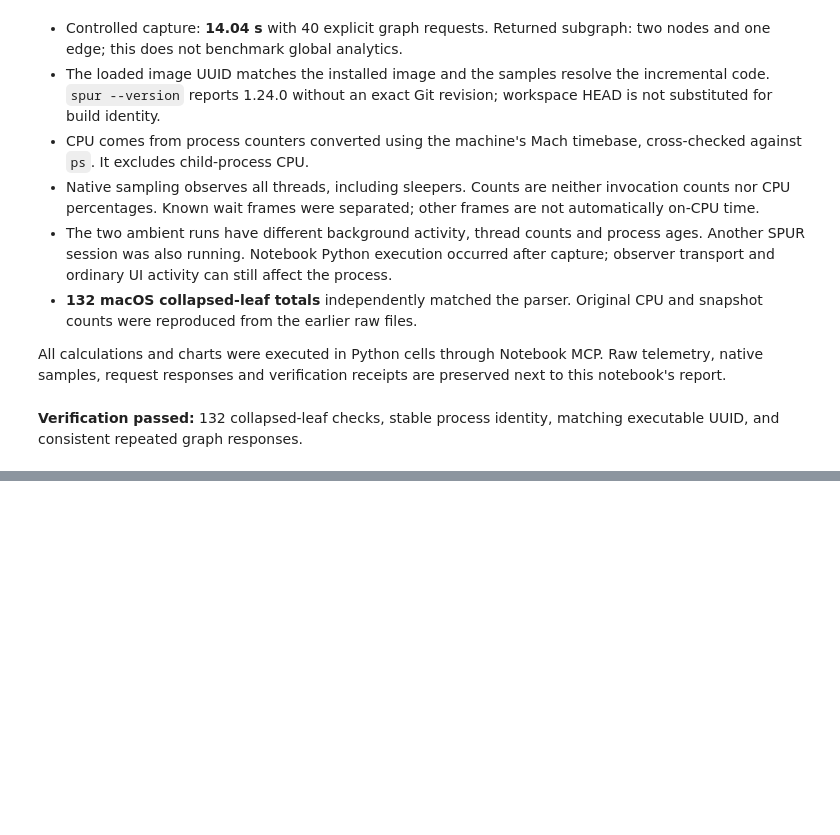
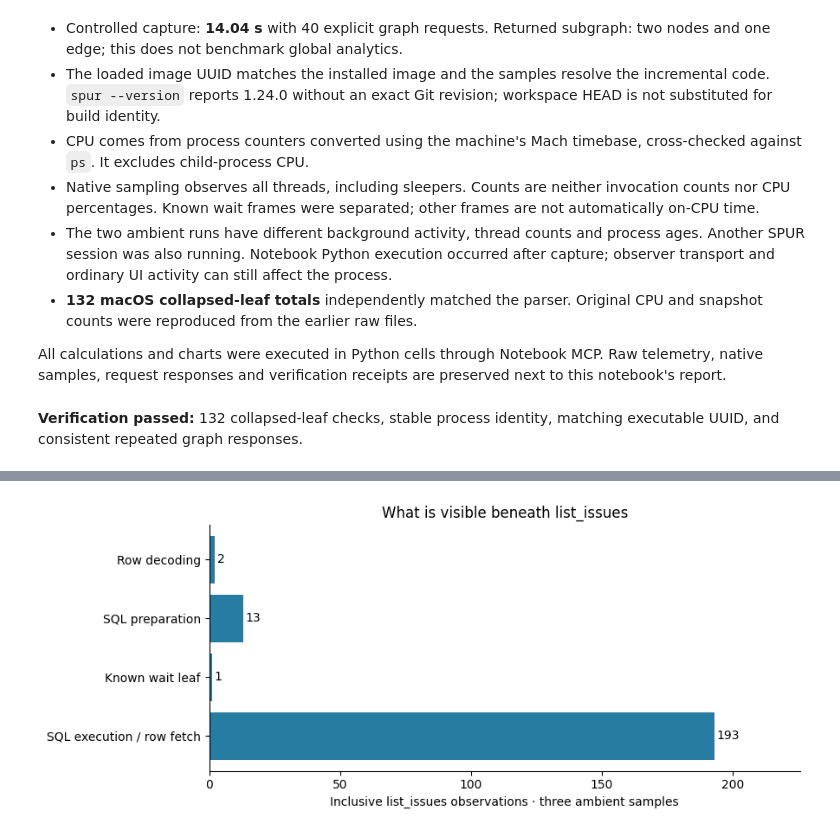
Before and after one commit to getspur/SpurCode, a Jupyter notebook: spur-64019-performance-20261009.ipynb, the cells around one changed output, grey strips where cells are left out. Cells and saved outputs as stored; diff of their text form; code cells hidden in the pictures; blank space fills up the shorter version.

Commit message:
docs(performance): bd-m6e3r analyze issue-list work and propose incremental reads

```diff
--- a/spur-64019-performance-20261009.ipynb
+++ b/spur-64019-performance-20261009.ipynb
@@ -444,0 +451,88 @@ All calculations and charts were executed in Python cells through Notebook MCP.
+# %%
+# Inclusive attribution beneath list_issues; weights are observations, never call counts.
+from collections import Counter
+import re, json
+from pathlib import Path
+from IPython.display import display, Markdown
+import matplotlib.pyplot as plt
+
+def list_issue_profile(path):
+    text = path.read_text()
+    body = text.split("Call graph:\n",1)[1].split("\nTotal number in stack",1)[0]
+    nodes, stack = [], []
+    for line in body.splitlines():
+        m = re.match(r"^([ +!:|]*)(\d+) (.+)$", line)
+        if not m: continue
+        indent, count, frame = len(m[1]), int(m[2]), m[3]
+        while stack and nodes[stack[-1]]["indent"] >= indent: stack.pop()
+        parent = stack[-1] if stack else None
+        nodes.append(dict(indent=indent,count=count,frame=frame,parent=parent,children=[]))
+        i = len(nodes)-1
+        if parent is not None: nodes[parent]["children"].append(i)
+        stack.append(i)
+    phases, leaves, application, roots, chains = Counter(),Counter(),Counter(),Counter(),Counter()
+    total = wait = matched = matched_wait = 0
+    for i,n in enumerate(nodes):
+        weight=n["count"]-sum(nodes[c]["count"] for c in n["children"])
+        assert weight>=0
+        if not weight: continue
+        total+=weight
+        chain=[]
+        while i is not None:
+            chain.append(nodes[i]["frame"]); i=nodes[i]["parent"]
+        leaf=stable_symbol(chain[0])
+        is_wait=bool(WAIT.match(symbol(chain[0])))
+        wait+=weight*is_wait
+        if not any("SqliteStorage::list_issues" in f for f in chain): continue
+        matched+=weight; matched_wait+=weight*is_wait
+        roots[chain[-1]]+=weight
+        leaves[leaf]+=weight
+        joined="\n".join(chain)
+        if is_wait: phase="Known wait leaf"
+        elif any(t in joined for t in ("sqlite3_prepare","sqlite3LockAndPrepare","sqlite3Prepare")): phase="SQL preparation"
+        elif any(t in joined for t in ("sqlite3_step","sqlite3Step","sqlite3VdbeExec")): phase="SQL execution / row fetch"
+        elif any(t in joined for t in ("row_to_issue","from_row","parse_from_rfc3339")): phase="Row decoding"
+        else: phase="Other under list_issues"
+        phases[phase]+=weight
+        application[next((stable_symbol(f) for f in chain if "spur_" in f or "beads_rust" in f),"(none)")]+=weight
+        # Keep only named application/SQLite frames plus thread identity for inspectable ancestry.
+        relevant=[stable_symbol(f) for f in reversed(chain) if any(t in f for t in ("spur_","beads_rust","sqlite3","Thread_","FnOnce"))]
+        chains[" → ".join(relevant)]+=weight
+    baseline=parse_sample(path)
+    assert total==baseline["total_thread_observations"]
+    assert total-wait==baseline["other_observations"]
+    assert sum(phases.values())==matched
+    return dict(sample=path.stem,total=total,non_wait=total-wait,list_inclusive=matched,
+                list_non_wait=matched-matched_wait,phases=dict(phases),
+                top_leaves=leaves.most_common(15),application=application.most_common(10),
+                threads=dict(roots),top_chains=chains.most_common(10))
+
+li_profiles={mode:[list_issue_profile(p) for p in sorted((ROOT/mode).glob("sample_*.txt"))]
+             for mode in ("ambient","controlled")}
+li_total=sum(x["list_non_wait"] for x in li_profiles["ambient"])
+li_denominator=sum(x["non_wait"] for x in li_profiles["ambient"])
+li_phases=Counter()
+for p in li_profiles["ambient"]: li_phases.update(p["phases"])
+li_report=dict(captures=li_profiles,ambient_list_non_wait=li_total,
+               ambient_non_wait=li_denominator,ambient_share_non_wait_pct=100*li_total/li_denominator,
+               caveat="All-thread native sampling; non-wait classification is not proof of on-CPU execution. Async reader stacks do not identify the submitting caller.")
+_=(ROOT/"list-issues-analysis.json").write_text(json.dumps(li_report,indent=2)+"\n")
+table=["| Capture | Sample | list_issues observations | Excluding known waits | All other/non-wait observations |",
+       "|---|---|---:|---:|---:|"]
+for mode,profiles in li_profiles.items():
+    for p in profiles: table.append(f'| {mode} | {p["sample"]} | {p["list_inclusive"]} | {p["list_non_wait"]} | {p["non_wait"]} |')
+display(Markdown("\n".join(table)))
+display(Markdown(f"**Ambient attribution: {li_total} / {li_denominator} = {100*li_total/li_denominator:.1f}%** of observations excluding known wait leaves were beneath `list_issues`. This is not a CPU percentage or a request count."))
+display(Markdown("**Phase classification:** "+", ".join(f"{k}: {v}" for k,v in li_phases.items())))
+display(Markdown("**Representative inclusive paths:**\n\n"+"\n\n".join(f"- {count} observations: `{chain}`" for chain,count in li_profiles["ambient"][0]["top_chains"][:5])))
+fig,ax=plt.subplots(figsize=(9,3.8))
+labels=list(li_phases); values=[li_phases[k] for k in labels]
+ax.barh(labels,values,color="#277da1")
+for i,v in enumerate(values): ax.text(v+1,i,str(v),va="center")
+ax.set_xlabel("Inclusive list_issues observations · three ambient samples")
+ax.set_title("What is visible beneath list_issues")
+ax.set_xlim(0,max(values)*1.17)
+fig.tight_layout()
+fig.savefig(ROOT/"list-issues-breakdown.png",dpi=160,bbox_inches="tight")
+display(fig); plt.close(fig)
+# %% [output]
@@ -444,0 +558 @@ All calculations and charts were executed in Python cells through Notebook MCP.
+[figure, added]
```
Also changed, not shown: parts of 7 cells of this notebook, 9 other files.
